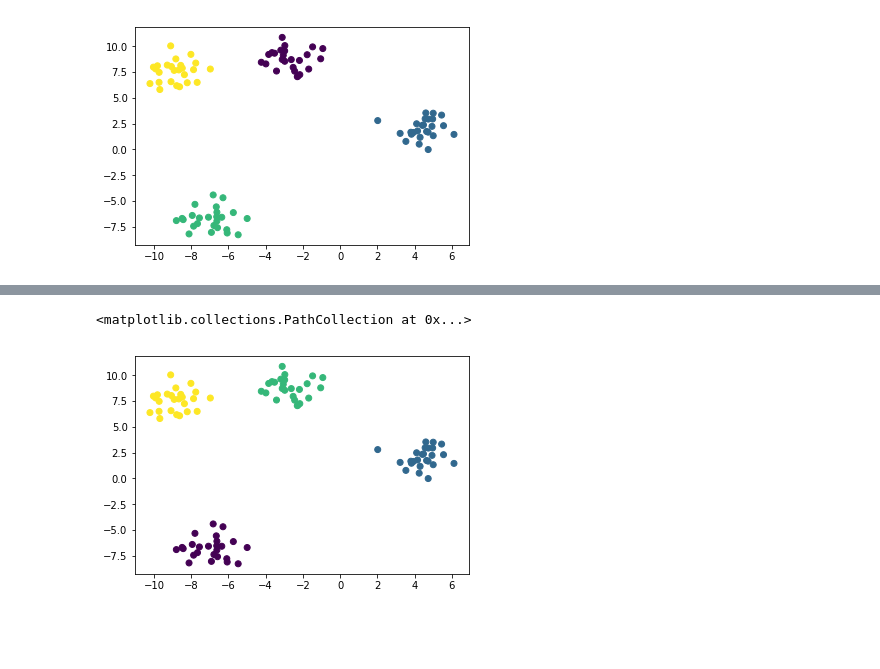
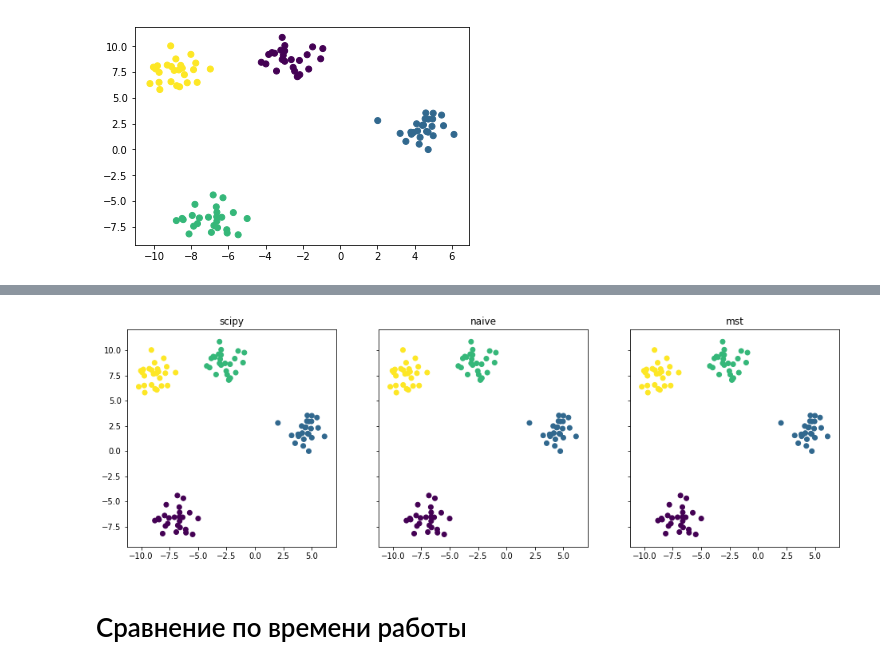
Before and after one commit to Howuhh/mst_clustering, a Jupyter notebook: report.ipynb, the cells around one changed output, grey strips where cells are left out. Cells and saved outputs as stored; diff of their text form; code cells hidden in the pictures; blank space fills up the shorter version.

Commit message:
update report, predict method

```diff
--- a/report.ipynb
+++ b/report.ipynb
@@ -21,3 +74,5 @@ plt.scatter(data[:, 0], data[:, 1], c=y)
 [figure]
 # %%
 scipy_labels = scipy_linkage(data, 4)
+naive = SingleLinkClust()
+mst = SingleLinkClust(method="mst")
@@ -41,5 +79,17 @@ labels = model.fit_predict(data)
-# %%
-plt.scatter(data[:, 0], data[:, 1], c=scipy_labels)
-# %% [output]
-<matplotlib.collections.PathCollection at 0x...>
-[figure, removed]
+# %%
+naive_labels = naive.fit_predict(data, 4)
+mst_labels = mst.fit_predict(data, 4)
+# %%
+algo = ("scipy", "naive", "mst")
+
+f, ax = plt.subplots(1, 3, sharey=True, sharex=True, figsize=(16, 5))
+ax[0].scatter(data[:, 0], data[:, 1], c=scipy_labels)
+ax[1].scatter(data[:, 0], data[:, 1], c=naive_labels)
+ax[2].scatter(data[:, 0], data[:, 1], c=mst_labels)
+
+for i in range(3):
+    ax[i].set_title(algo[i])
+# %% [output]
+[figure, added]
+# %% [markdown]
+# Сравнение по времени работы
```
Also changed, not shown: parts of 33 cells of this notebook, 4 other files.
